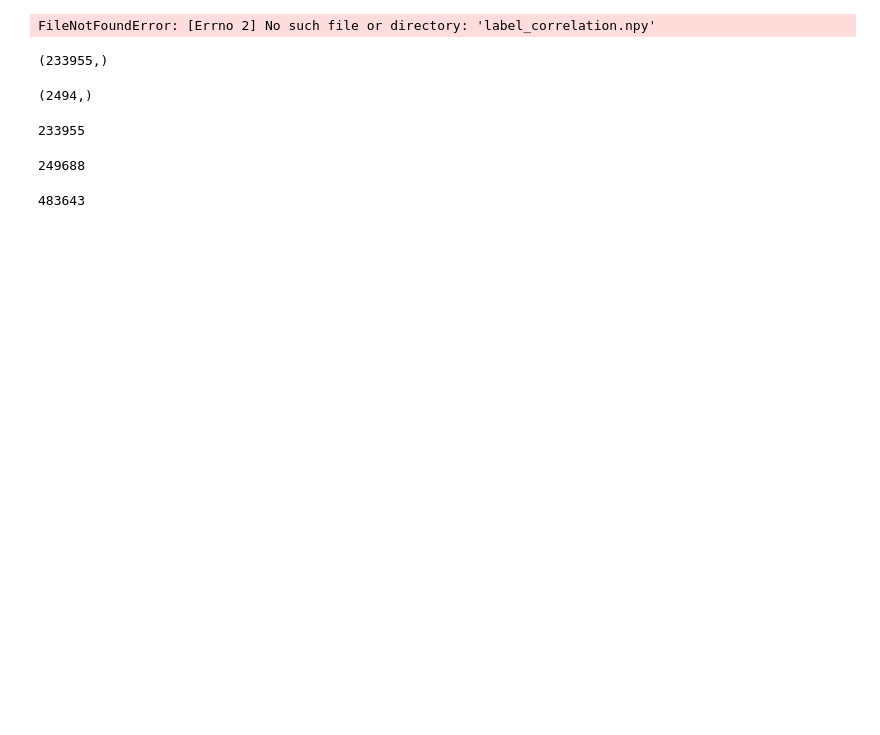
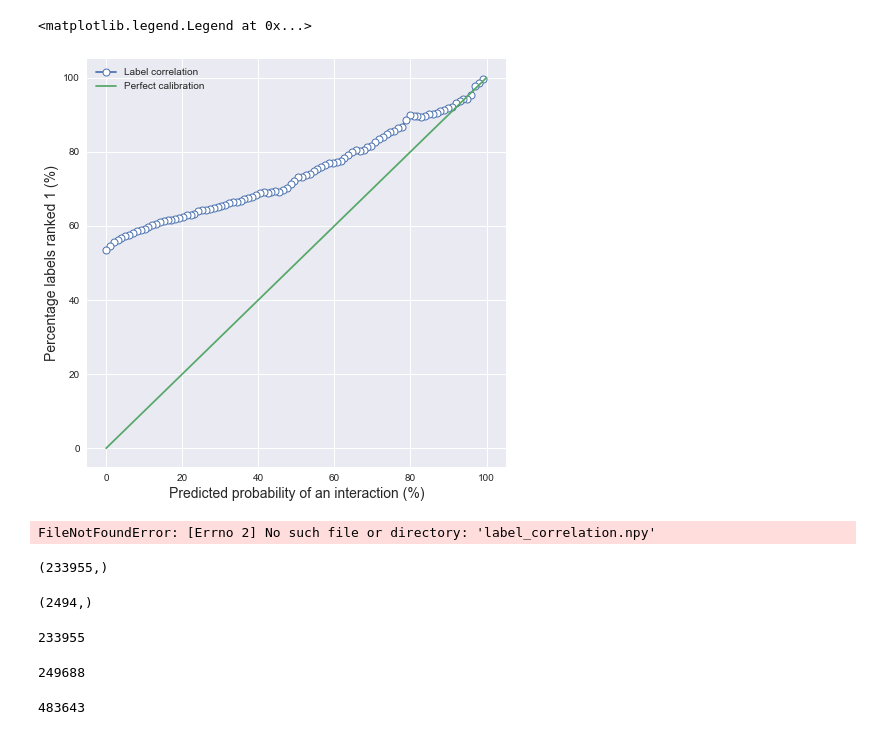
Before and after one commit to ljmartin/molrec, a Jupyter notebook: label_correlation/code_scrapbook.ipynb, the cells around one changed output. Cells and saved outputs as stored; diff of their text form; code cells hidden in the pictures; blank space fills up the shorter version.

```diff
--- a/label_correlation/code_scrapbook.ipynb
+++ b/label_correlation/code_scrapbook.ipynb
@@ -20,3 +43,28 @@ from statsmodels.distributions.empirical_distribution import ECDF
+# %%
+##Plot calibration:
+rank_arr = np.load('rank_arr.npy')
+score_arr = np.load('score_arr.npy')
+
+x =np.linspace(1,0,100)
+metric = list()
+for cutoff in x:
+    ranks = rank_arr[score_arr>=cutoff]
+    n = len(ranks)
+    val =(ranks<=1).sum()/n
+    metric.append(val)
+
+fig, ax = plt.subplots()
+fig.set_figheight(7.5)
+fig.set_figwidth(7.5)
+
+ax.plot(x*100, np.array(metric)*100, '-o', mfc='white', mew=1, label='Label correlation')
+ax.set_ylabel('Percentage labels ranked 1 (%)', fontsize=14)
+ax.set_xlabel('Predicted probability of an interaction (%)', fontsize=14)
+ax.plot([0,100],[0,100], label='Perfect calibration')
+ax.legend()
+# %% [output]
+<matplotlib.legend.Legend at 0x...>
+[figure, added]
 # %%
 train, test = utils.load_time_split(year=2010)
 # %%
```
Also changed, not shown: parts of 2 cells of this notebook, 25 other files.
